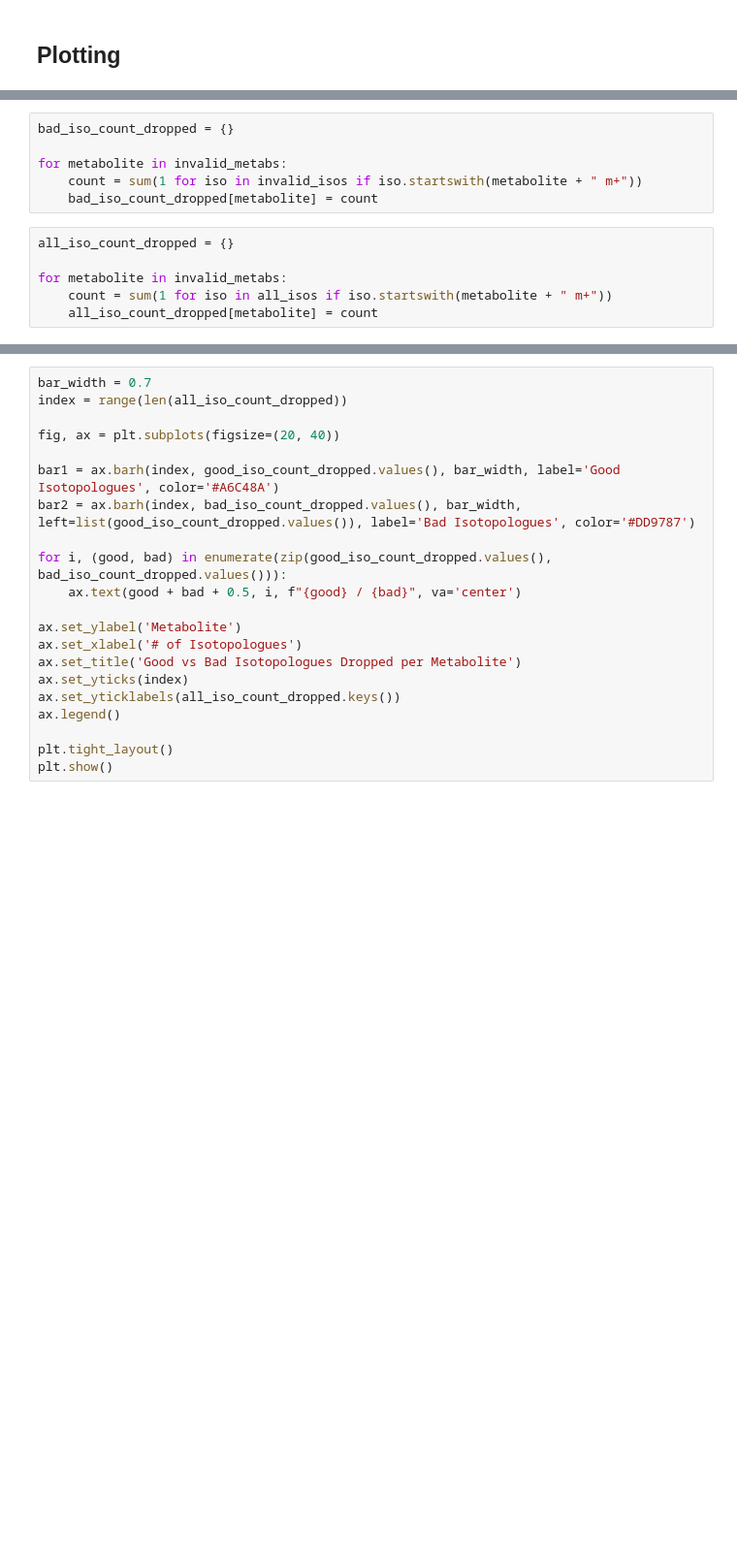
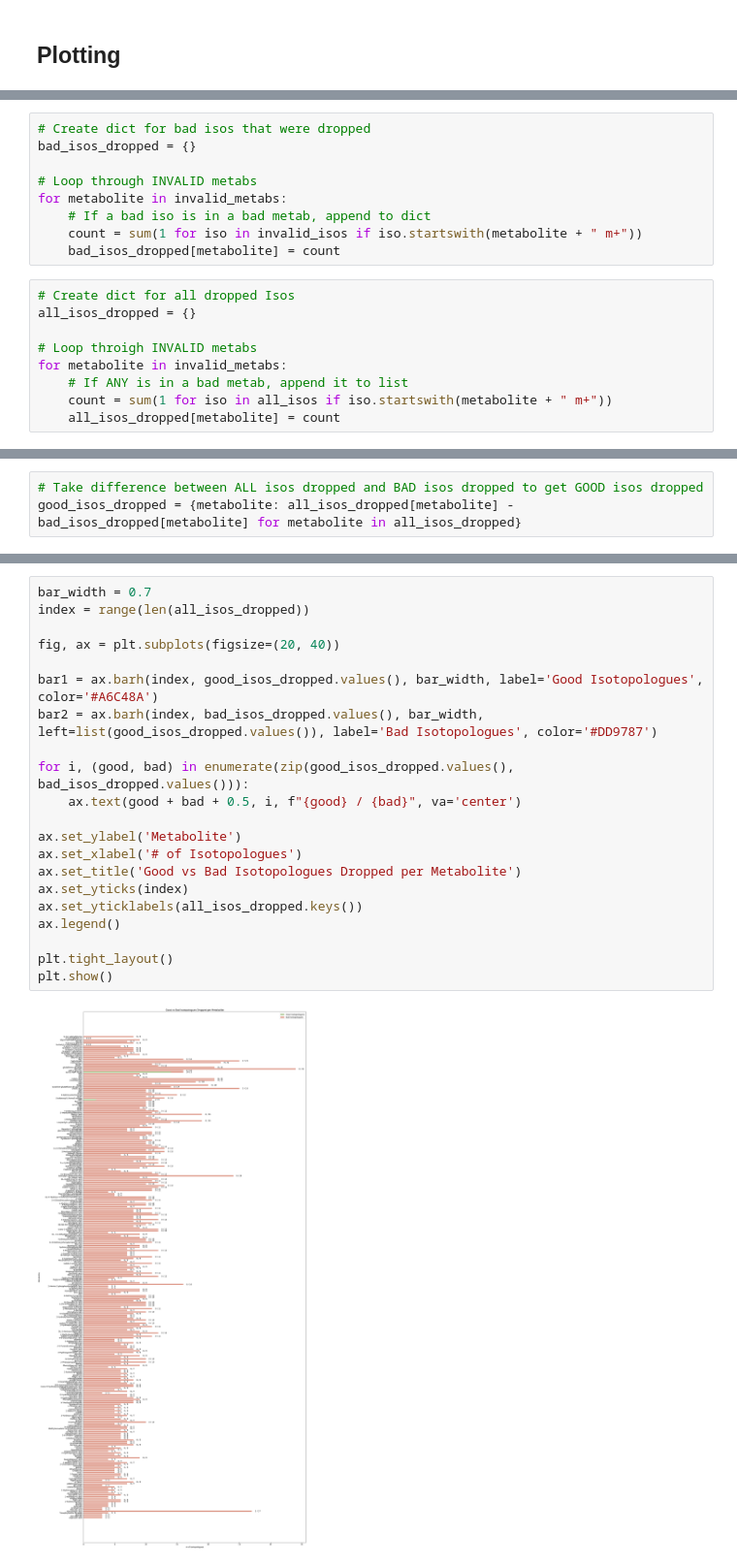
Before and after one commit to reznik-lab/IsoLearner, a Jupyter notebook: morans-compare.ipynb, the cells around one changed output, grey strips where cells are left out. Shown at 97% size. Drawn from its saved outputs; the diff is of its cells as text; blank space fills up the shorter version.

```diff
--- a/morans-compare.ipynb
+++ b/morans-compare.ipynb
@@ -95,12 +214,18 @@ len(invalid_isos)
 # %%
-bad_iso_count_dropped = {}
+# Create dict for bad isos that were dropped
+bad_isos_dropped = {}
 
+# Loop through INVALID metabs
 for metabolite in invalid_metabs:
+    # If a bad iso is in a bad metab, append to dict
     count = sum(1 for iso in invalid_isos if iso.startswith(metabolite + " m+"))
-    bad_iso_count_dropped[metabolite] = count
+    bad_isos_dropped[metabolite] = count
 # %%
-all_iso_count_dropped = {}
+# Create dict for all dropped Isos
+all_isos_dropped = {}
 
+# Loop throigh INVALID metabs
 for metabolite in invalid_metabs:
+    # If ANY is in a bad metab, append it to list
     count = sum(1 for iso in all_isos if iso.startswith(metabolite + " m+"))
-    all_iso_count_dropped[metabolite] = count
+    all_isos_dropped[metabolite] = count
@@ -110,0 +232,3 @@ good_iso_count_dropped
+# %%
+# Take difference between ALL isos dropped and BAD isos dropped to get GOOD isos dropped
+good_isos_dropped = {metabolite: all_isos_dropped[metabolite] - bad_isos_dropped[metabolite] for metabolite in all_isos_dropped}
@@ -111,21 +257,23 @@ good_iso_count_dropped
 # %%
 bar_width = 0.7
-index = range(len(all_iso_count_dropped))
+index = range(len(all_isos_dropped))
 
 fig, ax = plt.subplots(figsize=(20, 40))
 
-bar1 = ax.barh(index, good_iso_count_dropped.values(), bar_width, label='Good Isotopologues', color='#A6C48A')
-bar2 = ax.barh(index, bad_iso_count_dropped.values(), bar_width, left=list(good_iso_count_dropped.values()), label='Bad Isotopologues', color='#DD9787')
+bar1 = ax.barh(index, good_isos_dropped.values(), bar_width, label='Good Isotopologues', color='#A6C48A')
+bar2 = ax.barh(index, bad_isos_dropped.values(), bar_width, left=list(good_isos_dropped.values()), label='Bad Isotopologues', color='#DD9787')
 
-for i, (good, bad) in enumerate(zip(good_iso_count_dropped.values(), bad_iso_count_dropped.values())):
+for i, (good, bad) in enumerate(zip(good_isos_dropped.values(), bad_isos_dropped.values())):
     ax.text(good + bad + 0.5, i, f"{good} / {bad}", va='center')
 
 ax.set_ylabel('Metabolite')
 ax.set_xlabel('# of Isotopologues')
 ax.set_title('Good vs Bad Isotopologues Dropped per Metabolite')
 ax.set_yticks(index)
-ax.set_yticklabels(all_iso_count_dropped.keys())
+ax.set_yticklabels(all_isos_dropped.keys())
 ax.legend()
 
 plt.tight_layout()
 plt.show()
+# %% [output]
+[figure, added]
```
Also changed, not shown: parts of 42 cells of this notebook.
